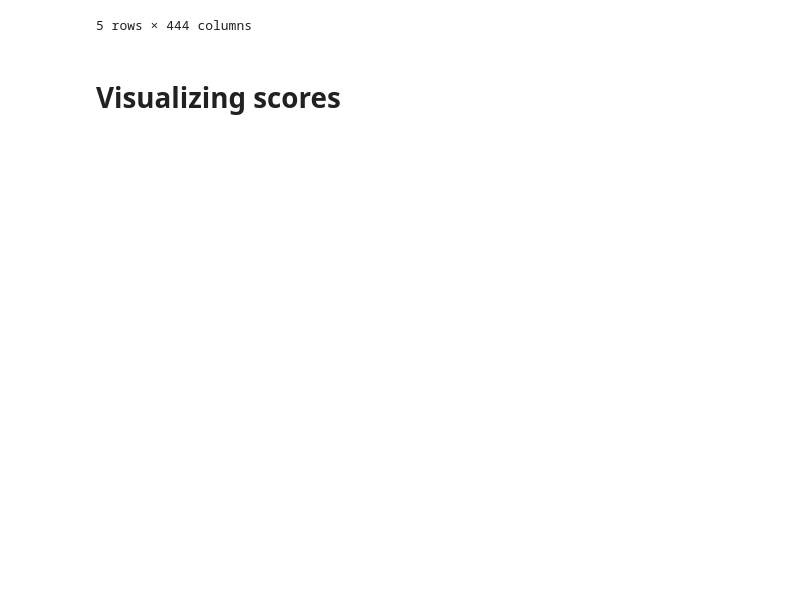
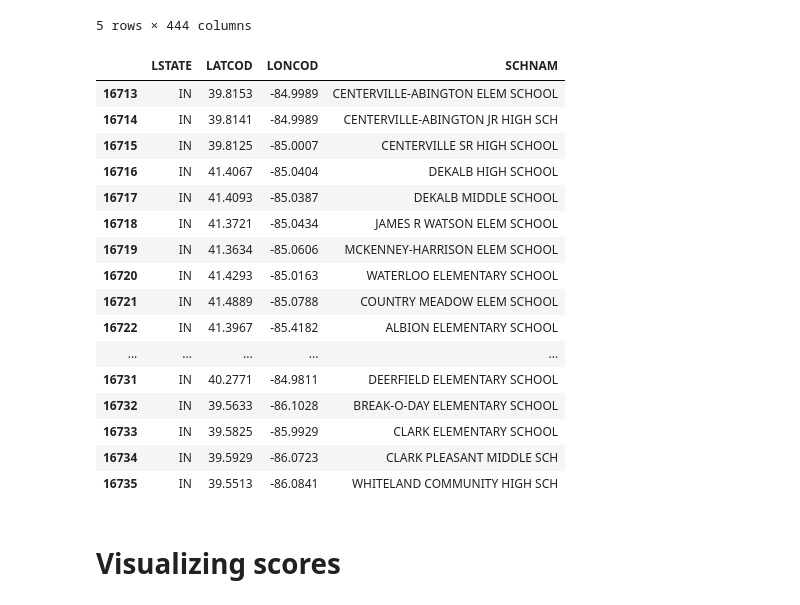
Before and after one commit to chris-tran-16/Education-Inequality, a Jupyter notebook: Code/data_processing.ipynb, the cells around one changed output. Cells and saved outputs as stored; diff of their text form; code cells hidden in the pictures; blank space fills up the shorter version.

```diff
--- a/Code/data_processing.ipynb
+++ b/Code/data_processing.ipynb
@@ -469,6 +476,26 @@ data_binary[data_binary['LSTATE'] == 'MT']
 | 32412 | 2013 | 300387000902 | 30 | 3003870 | 902 | 965 | 1639 | BILLINGS ELEM | EAGLE CLIFFS ELEMENTARY | 4062816210 | ... | ... |
 | 42769 | 2013 | 382034000714 | 38 | 3820340 | 714 | 27014 | 27411 | YELLOWSTONE 14 | EAST FAIRVIEW ELEMENTARY SCHOOL | 7018445649 | ... | ... |
 5 rows × 444 columns
+# %%
+data_binary[8520:8540][['LSTATE','LATCOD' ,'LONCOD', 'SCHNAM']]
+# %% [output]
+|  | LSTATE | LATCOD | LONCOD | SCHNAM |
+| 16713 | IN | 39.8153 | -84.9989 | CENTERVILLE-ABINGTON ELEM SCHOOL |
+| 16714 | IN | 39.8141 | -84.9989 | CENTERVILLE-ABINGTON JR HIGH SCH |
+| 16715 | IN | 39.8125 | -85.0007 | CENTERVILLE SR HIGH SCHOOL |
+| 16716 | IN | 41.4067 | -85.0404 | DEKALB HIGH SCHOOL |
+| 16717 | IN | 41.4093 | -85.0387 | DEKALB MIDDLE SCHOOL |
+| 16718 | IN | 41.3721 | -85.0434 | JAMES R WATSON ELEM SCHOOL |
+| 16719 | IN | 41.3634 | -85.0606 | MCKENNEY-HARRISON ELEM SCHOOL |
+| 16720 | IN | 41.4293 | -85.0163 | WATERLOO ELEMENTARY SCHOOL |
+| 16721 | IN | 41.4889 | -85.0788 | COUNTRY MEADOW ELEM SCHOOL |
+| 16722 | IN | 41.3967 | -85.4182 | ALBION ELEMENTARY SCHOOL |
+| ... | ... | ... | ... | ... |
+| 16731 | IN | 40.2771 | -84.9811 | DEERFIELD ELEMENTARY SCHOOL |
+| 16732 | IN | 39.5633 | -86.1028 | BREAK-O-DAY ELEMENTARY SCHOOL |
+| 16733 | IN | 39.5825 | -85.9929 | CLARK ELEMENTARY SCHOOL |
+| 16734 | IN | 39.5929 | -86.0723 | CLARK PLEASANT MIDDLE SCH |
+| 16735 | IN | 39.5513 | -86.0841 | WHITELAND COMMUNITY HIGH SCH |
 # %% [markdown]
 # Visualizing scores
 # %%
```
Also changed, not shown: parts of 23 cells of this notebook, 49 other files.
